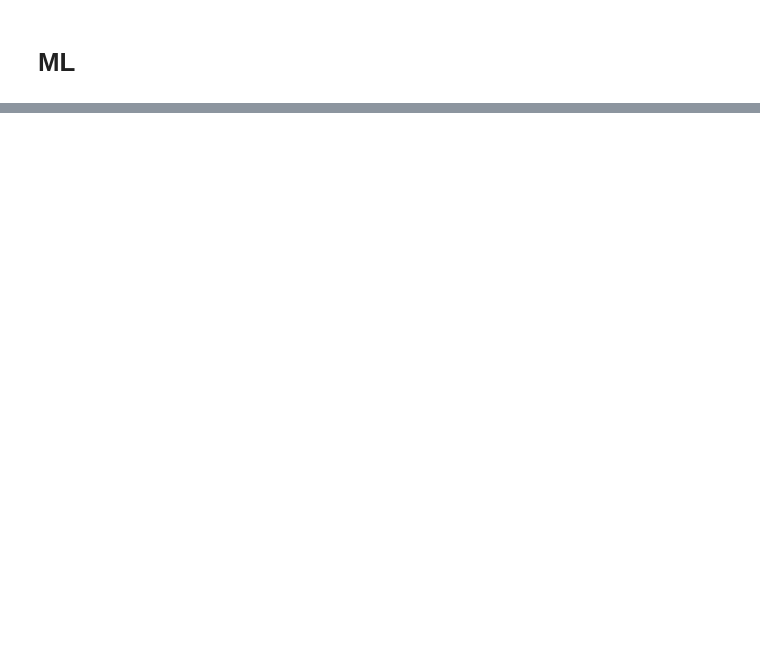
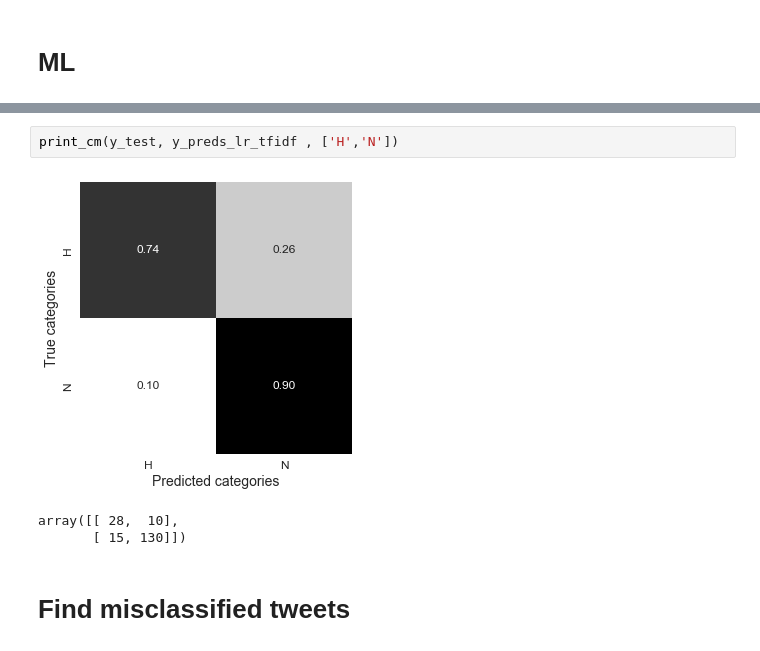
Before and after one commit to Mik3M4n/help_dicrah, a Jupyter notebook: machine_learning/word2vec_training_practice.ipynb, the cells around one changed output, grey strips where cells are left out. Cells and saved outputs as stored; diff of their text form; blank space fills up the shorter version.

```diff
--- a/machine_learning/word2vec_training_practice.ipynb
+++ b/machine_learning/word2vec_training_practice.ipynb
@@ -304,0 +297,8 @@ X_train.shape
+# %%
+print_cm(y_test, y_preds_lr_tfidf , ['H','N'])
+# %% [output]
+[figure, added]
+array([[ 28,  10],
+       [ 15, 130]])
+# %% [markdown]
+# Find  misclassified tweets
```
Also changed, not shown: parts of 49 cells of this notebook, 1 other file.
